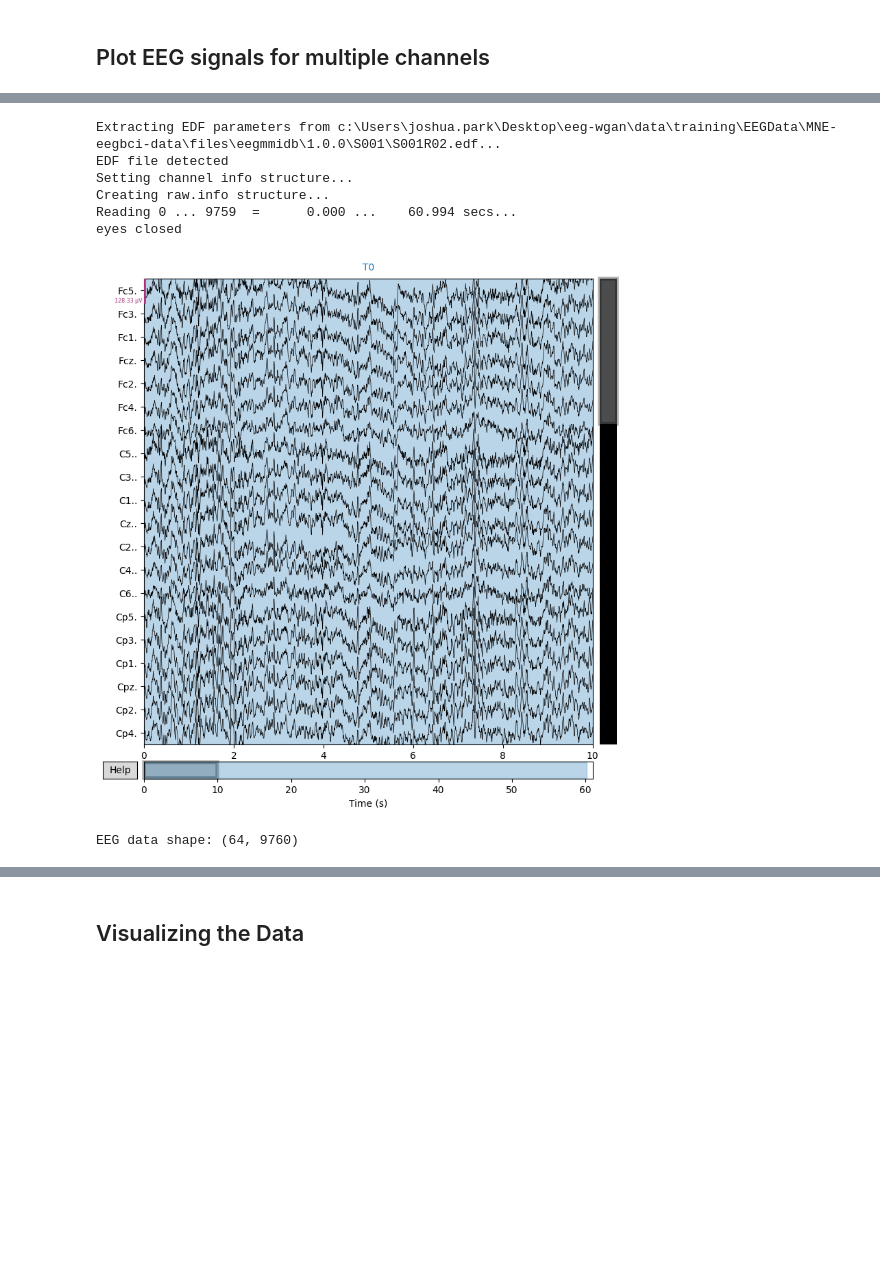
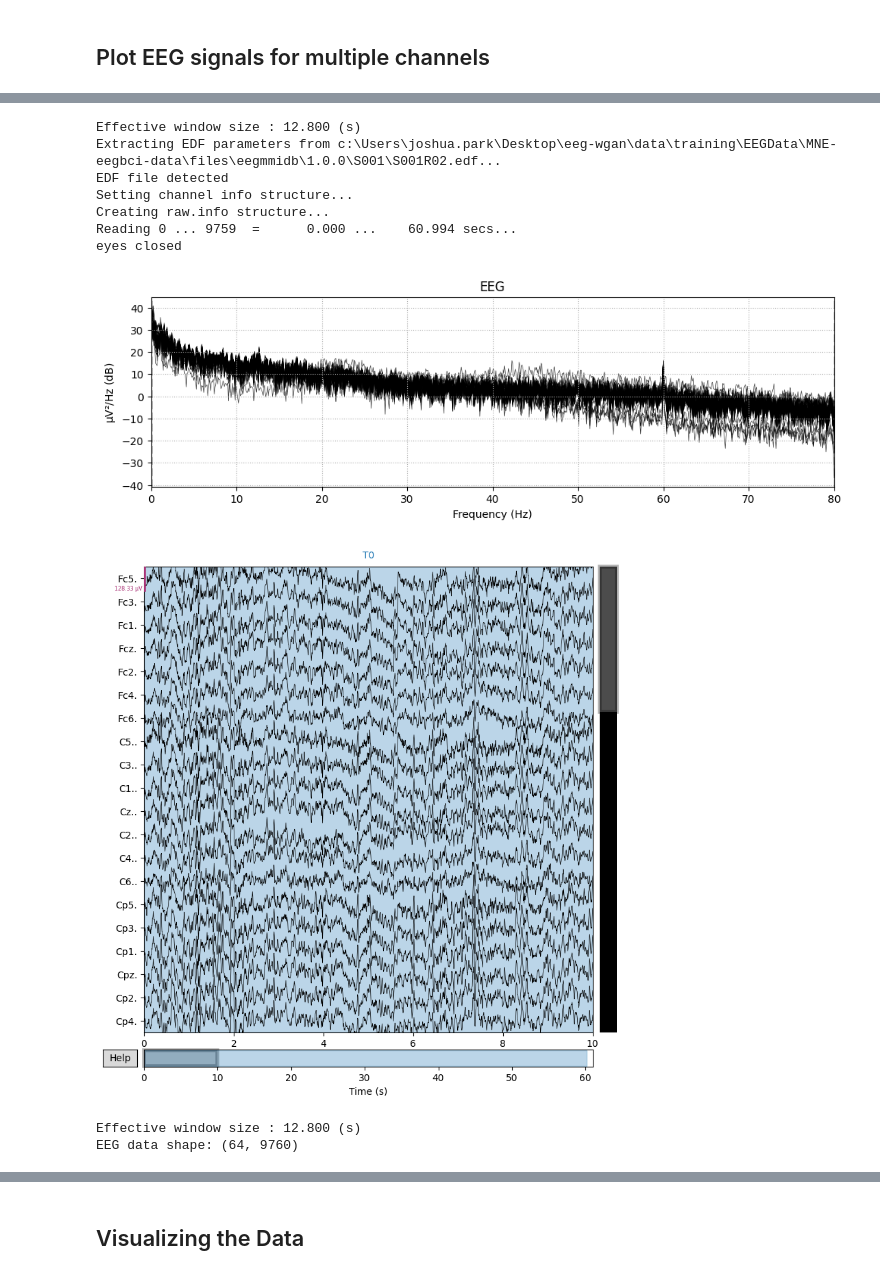
Before and after one commit to JoshParkSJ/eeg-wgan, a Jupyter notebook: experiments/workflow-real-data.ipynb, the cells around one changed output, grey strips where cells are left out. Drawn from its saved outputs; the diff is of its cells as text; code cells hidden in the pictures; blank space fills up the shorter version.

```diff
--- a/experiments/workflow-real-data.ipynb
+++ b/experiments/workflow-real-data.ipynb
@@ -91,10 +91,12 @@ for idx, event in enumerate(events):
 raw =  mne.io.read_raw_edf(REAL_EYES_OPEN, preload=True) # eyes open
 print("eyes open")
 raw.plot(scalings='auto', title='EEG Channels')
+raw.compute_psd().plot()
 
 raw =  mne.io.read_raw_edf(REAL_EYES_CLOSED, preload=True) # eyes closed
 print("eyes closed")
 raw.plot(scalings='auto', title='EEG Channels')
+raw.compute_psd().plot()
 
 # Get EEG data for all channels
 eeg_data = raw.get_data()
@@ -109,32 +111,35 @@ print("EEG data shape:", eeg_data.shape)
 # '../data/training/EEGData/MNE-eegbci-data/files/eegmmidb/1.0.0/S001/S001R14.edf']
 
 # # List comprehension to read all EDF files
 # raw_list = [mne.io.read_raw_edf(edf_file, preload=True) for edf_file in edf_files]
 
 
 # # Extract EEG data for all channels from each raw object
 # eeg_data_list = [raw.get_data() for raw in raw_list]
 
 # # Print the shape of the EEG data arrays for each file
 # for idx, eeg_data in enumerate(eeg_data_list):
 #     print(f"EEG data shape for file {edf_files[idx]}:", eeg_data.shape)
 
 # raw_list[0].plot(scalings='auto', title='EEG Channels')
 # %% [output]
 Event: T0, Count: 1
 Extracting EDF parameters from c:\Users\joshua.park\Desktop\eeg-wgan\data\training\EEGData\MNE-eegbci-data\files\eegmmidb\1.0.0\S001\S001R01.edf...
 EDF file detected
 Setting channel info structure...
 Creating raw.info structure...
 Reading 0 ... 9759  =      0.000 ...    60.994 secs...
 eyes open
 Using matplotlib as 2D backend.
 [figure]
+Effective window size : 12.800 (s)
 Extracting EDF parameters from c:\Users\joshua.park\Desktop\eeg-wgan\data\training\EEGData\MNE-eegbci-data\files\eegmmidb\1.0.0\S001\S001R02.edf...
 EDF file detected
 Setting channel info structure...
 Creating raw.info structure...
 Reading 0 ... 9759  =      0.000 ...    60.994 secs...
 eyes closed
-[figure, old version]
+[figure, new version]
+[figure, added]
+Effective window size : 12.800 (s)
 EEG data shape: (64, 9760)
```
Also changed, not shown: parts of 1 cell of this notebook, 6 other files.
